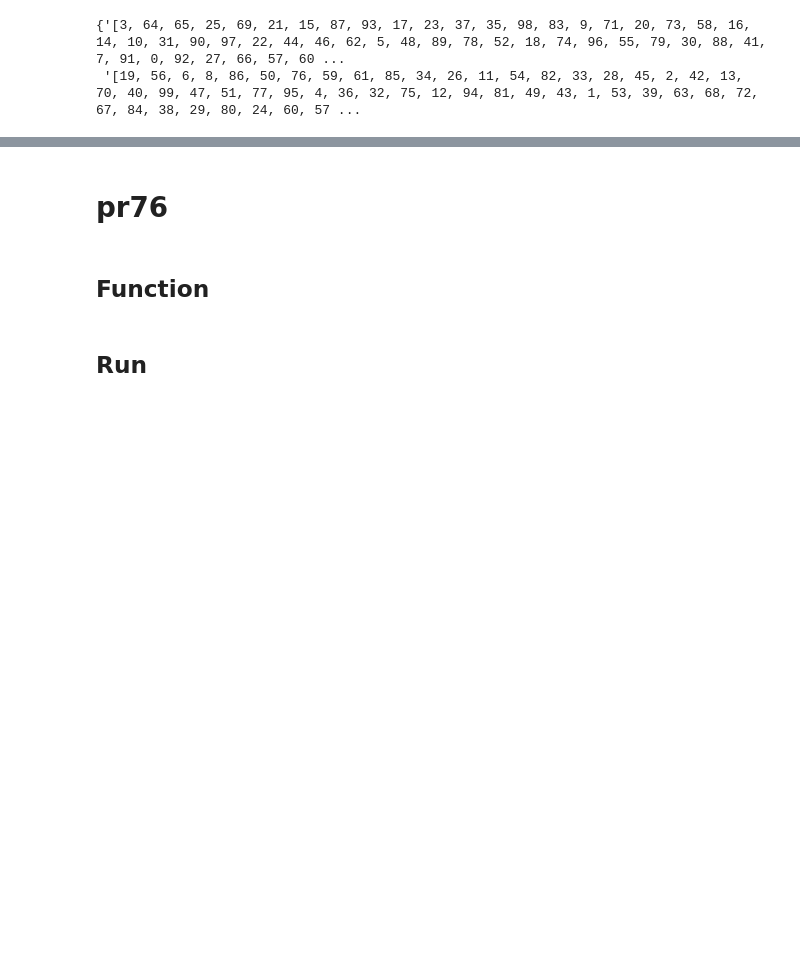
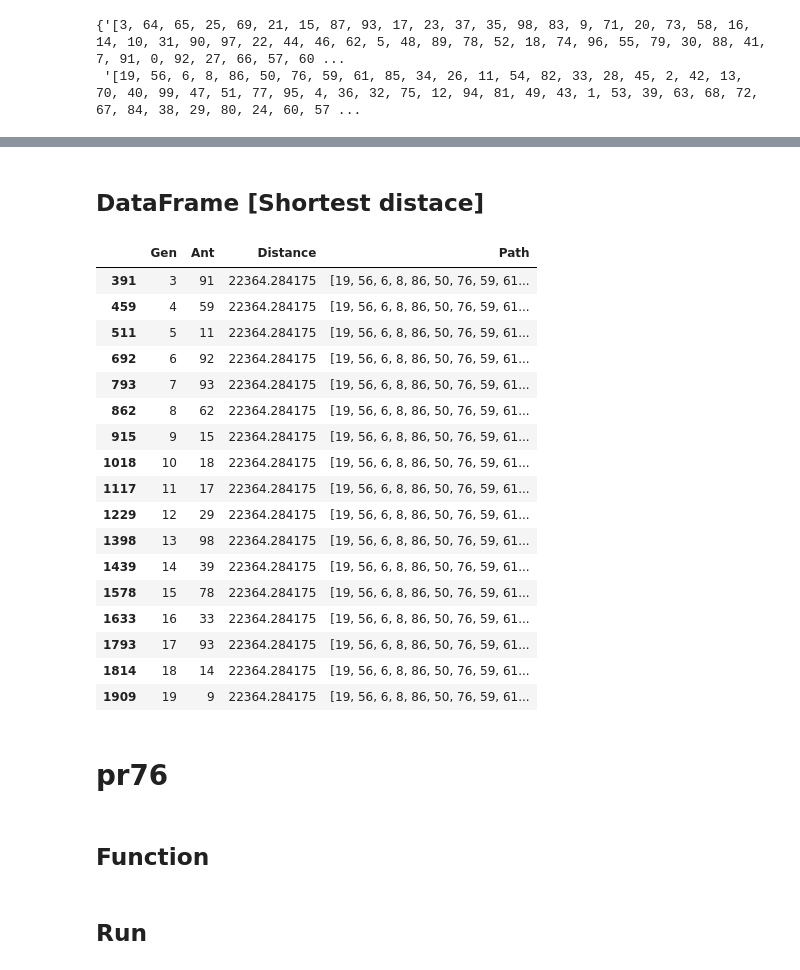
Before and after one commit to x-teerawat/senior-project, a Jupyter notebook: AS Algorithm V1.ipynb, the cells around one changed output, grey strips where cells are left out. Saved outputs shown, nothing was run; the diff lists cells and outputs as text; code cells hidden in the pictures; blank space fills up the shorter version.

```diff
--- a/AS Algorithm V1.ipynb
+++ b/AS Algorithm V1.ipynb
@@ -287,13 +334,8 @@ def get_cost_matrix():
 
 
 ### DataFrame
-def df(list_gen, list_ant, list_distance, list_path):
-    df = pd.DataFrame({'Gen' : list_gen, 'Ant' : list_ant,  'Distance' : list_distance, 'Path' : list_path})
-    # min_distance = df[df.Distance == df.Distance.min()].Path.values[0]
-    # for i in range(len(min_distance)):
-    #     if i != len(paths)-1:
-    #         t_new = ((1-p)*t0[min_distance[i]][min_distance[i+1]]) + (1/total_distance)
-    #         t0[paths[i]][paths[i+1]] = t_new
+def createDF(gen, ant, distance, paht):
+    df = pd.DataFrame({'Gen' : gen, 'Ant' : ant,  'Distance' : distance, 'Path' : paht})
     return df
 
 ### Reset values
@@ -536,13 +630,8 @@ def get_cost_matrix():
 
 
 ### DataFrame
-def df(list_gen, list_ant, list_distance, list_path):
-    df = pd.DataFrame({'Gen' : list_gen, 'Ant' : list_ant,  'Distance' : list_distance, 'Path' : list_path})
-    # min_distance = df[df.Distance == df.Distance.min()].Path.values[0]
-    # for i in range(len(min_distance)):
-    #     if i != len(paths)-1:
-    #         t_new = ((1-p)*t0[min_distance[i]][min_distance[i+1]]) + (1/total_distance)
-    #         t0[paths[i]][paths[i+1]] = t_new
+def createDF(gen, ant, distance, paht):
+    df = pd.DataFrame({'Gen' : gen, 'Ant' : ant,  'Distance' : distance, 'Path' : paht})
     return df
 
 ### Reset values
@@ -787,13 +928,8 @@ def get_cost_matrix():
 
 
 ### DataFrame
-def df(list_gen, list_ant, list_distance, list_path):
-    df = pd.DataFrame({'Gen' : list_gen, 'Ant' : list_ant,  'Distance' : list_distance, 'Path' : list_path})
-    # min_distance = df[df.Distance == df.Distance.min()].Path.values[0]
-    # for i in range(len(min_distance)):
-    #     if i != len(paths)-1:
-    #         t_new = ((1-p)*t0[min_distance[i]][min_distance[i+1]]) + (1/total_distance)
-    #         t0[paths[i]][paths[i+1]] = t_new
+def createDF(gen, ant, distance, paht):
+    df = pd.DataFrame({'Gen' : gen, 'Ant' : ant,  'Distance' : distance, 'Path' : paht})
     return df
 
 ### Reset values
@@ -1006,0 +1156,3 @@ list_shortest_distance_value_path
+# %%
+df_kroA100 = createDF(list_gens_for_df, list_ants_for_df, list_total_distance_for_df, list_paths_for_df)
+df_kroA100
@@ -1007,3 +1173,26 @@ list_shortest_distance_value_path
+# %% [markdown]
+## DataFrame [Shortest distace]
+# %%
+df_kroA100[df_kroA100.Distance == list_shortest_distance_value[-1]]
+# %% [output]
+|  | Gen | Ant | Distance | Path |
+| 391 | 3 | 91 | 22364.284175 | [19, 56, 6, 8, 86, 50, 76, 59, 61... |
+| 459 | 4 | 59 | 22364.284175 | [19, 56, 6, 8, 86, 50, 76, 59, 61... |
+| 511 | 5 | 11 | 22364.284175 | [19, 56, 6, 8, 86, 50, 76, 59, 61... |
+| 692 | 6 | 92 | 22364.284175 | [19, 56, 6, 8, 86, 50, 76, 59, 61... |
+| 793 | 7 | 93 | 22364.284175 | [19, 56, 6, 8, 86, 50, 76, 59, 61... |
+| 862 | 8 | 62 | 22364.284175 | [19, 56, 6, 8, 86, 50, 76, 59, 61... |
+| 915 | 9 | 15 | 22364.284175 | [19, 56, 6, 8, 86, 50, 76, 59, 61... |
+| 1018 | 10 | 18 | 22364.284175 | [19, 56, 6, 8, 86, 50, 76, 59, 61... |
+| 1117 | 11 | 17 | 22364.284175 | [19, 56, 6, 8, 86, 50, 76, 59, 61... |
+| 1229 | 12 | 29 | 22364.284175 | [19, 56, 6, 8, 86, 50, 76, 59, 61... |
+| 1398 | 13 | 98 | 22364.284175 | [19, 56, 6, 8, 86, 50, 76, 59, 61... |
+| 1439 | 14 | 39 | 22364.284175 | [19, 56, 6, 8, 86, 50, 76, 59, 61... |
+| 1578 | 15 | 78 | 22364.284175 | [19, 56, 6, 8, 86, 50, 76, 59, 61... |
+| 1633 | 16 | 33 | 22364.284175 | [19, 56, 6, 8, 86, 50, 76, 59, 61... |
+| 1793 | 17 | 93 | 22364.284175 | [19, 56, 6, 8, 86, 50, 76, 59, 61... |
+| 1814 | 18 | 14 | 22364.284175 | [19, 56, 6, 8, 86, 50, 76, 59, 61... |
+| 1909 | 19 | 9 | 22364.284175 | [19, 56, 6, 8, 86, 50, 76, 59, 61... |
 # %% [markdown]
 # pr76
 # %% [markdown]
```
Also changed, not shown: parts of 34 cells of this notebook, 4 other files.
